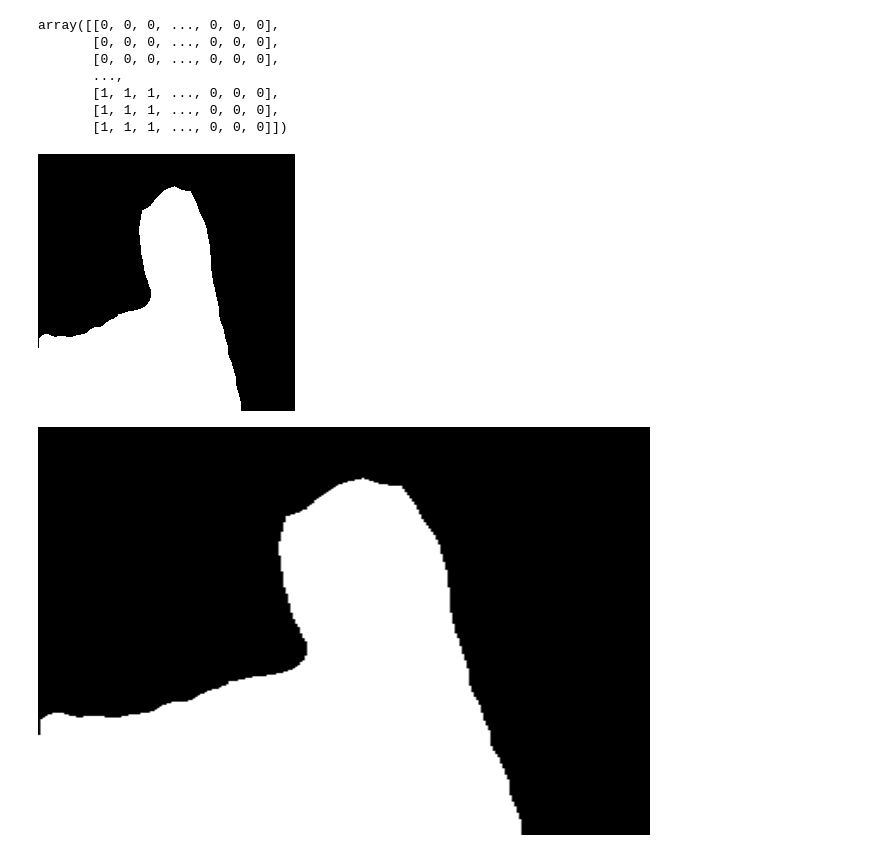
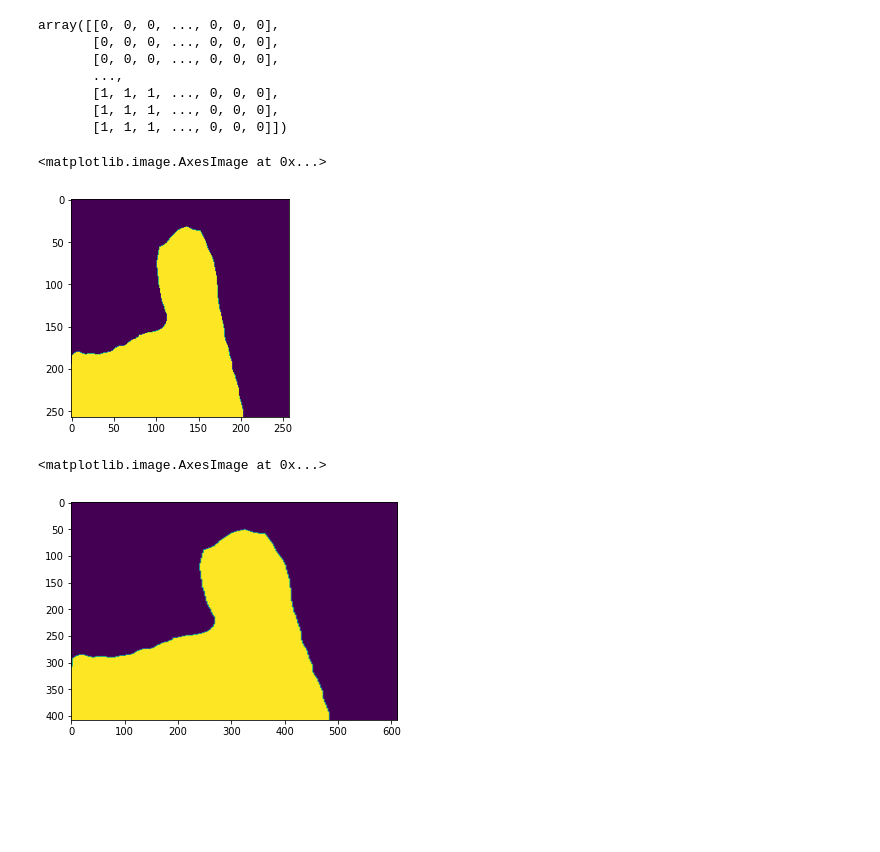
Before and after one commit to joonb14/TFLiteSegmentation, a Jupyter notebook: DeepLabv3.ipynb, the cells around one changed output. Drawn from its saved outputs; the diff is of its cells as text; code cells hidden in the pictures; blank space fills up the shorter version.

```diff
--- a/DeepLabv3.ipynb
+++ b/DeepLabv3.ipynb
@@ -120,12 +123,14 @@ array([[0, 0, 0, ..., 0, 0, 0],
 # %%
 from PIL import Image
 temp_outputbitmap= outputbitmap*255
 PIL_image = Image.fromarray(np.uint8(temp_outputbitmap)).convert('L')
-PIL_image
+plt.imshow(PIL_image)
 # %% [output]
+<matplotlib.image.AxesImage at 0x...>
-[figure, old version]
+[figure, new version]
 # %%
 org_mask_img = PIL_image.resize(im.size)
-org_mask_img
+plt.imshow(org_mask_img)
 # %% [output]
+<matplotlib.image.AxesImage at 0x...>
-[figure, old version]
+[figure, new version]
```
Also changed, not shown: parts of 3 cells of this notebook.
